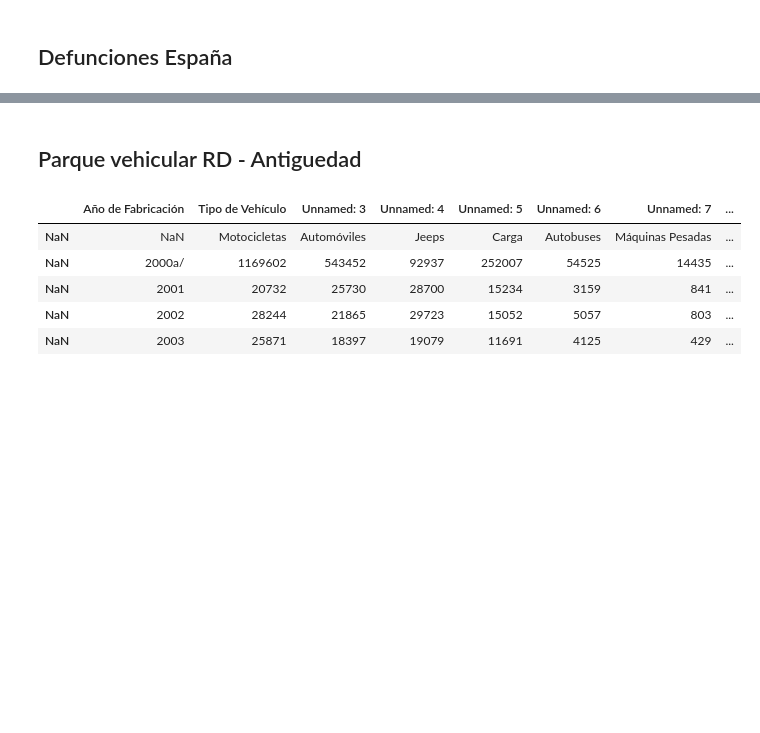
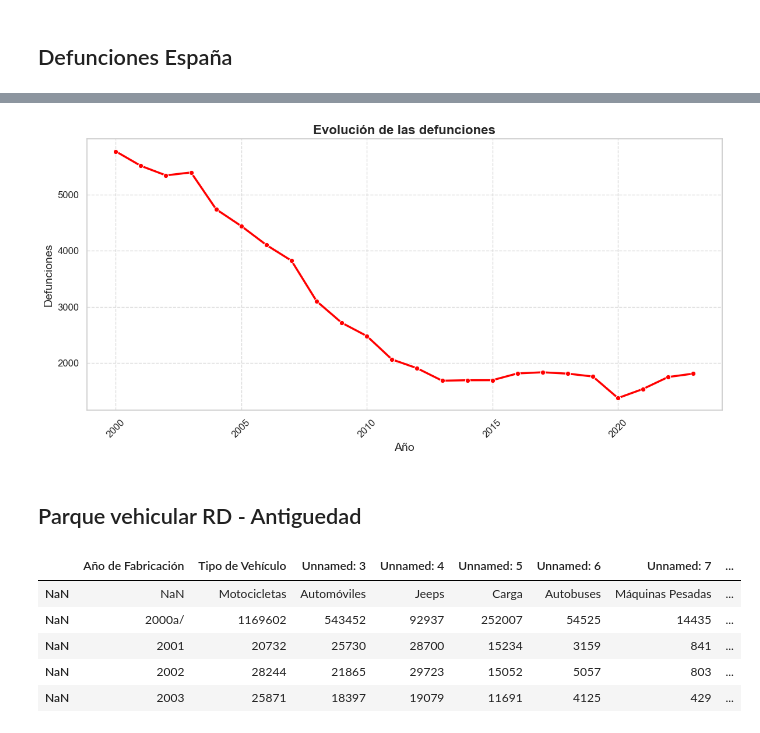
Before and after one commit to ngcarvajall/Accidentes_mortales_RD, a Jupyter notebook: Notebooks/Datos_añadidos.ipynb, the cells around one changed output, grey strips where cells are left out. Saved outputs shown, nothing was run; the diff lists cells and outputs as text; code cells hidden in the pictures; blank space fills up the shorter version.

```diff
--- a/Notebooks/Datos_añadidos.ipynb
+++ b/Notebooks/Datos_añadidos.ipynb
@@ -83,3 +102,28 @@ df_defunciones_es.to_csv('../Datos/datos_plus/defunciones_esp.csv')
+# %%
+# Configuración general de estilo
+sns.set_theme(style="whitegrid")
+
+# Crear la visualización
+plt.figure(figsize=(12, 6))  # Ajustar el tamaño de la figura
+sns.lineplot(x='anio', y='fallecidos', data=df_defunciones_es, color="red", marker="o", linewidth=2.5)
+
+# Títulos y etiquetas
+plt.title("Evolución de las defunciones", fontsize=16, fontweight='bold')
+plt.xlabel("Año", fontsize=14)
+plt.ylabel("Defunciones", fontsize=14)
+
+# Personalización de ejes
+plt.xticks(fontsize=12, rotation=45)  # Girar etiquetas en el eje X si es necesario
+plt.yticks(fontsize=12)
+
+# Líneas de cuadrícula ajustadas
+plt.grid(visible=True, linestyle="--", alpha=0.7)
+
+# Mostrar gráfico
+plt.tight_layout()
+plt.show()
+# %% [output]
+[figure, added]
 # %% [markdown]
 ## Parque vehicular RD - Antiguedad
 # %%
```
Also changed, not shown: parts of 24 cells of this notebook, 5 other files.
